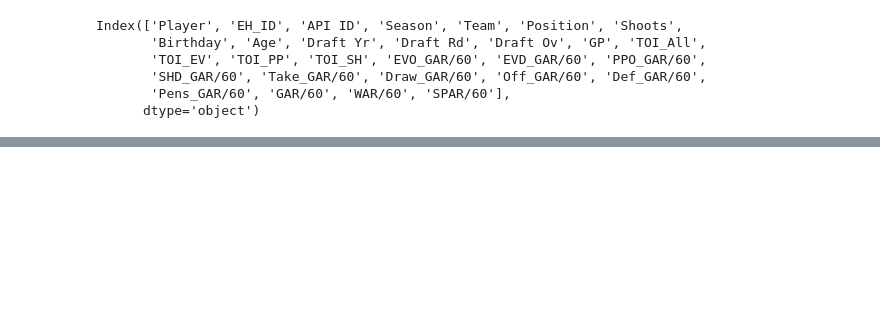
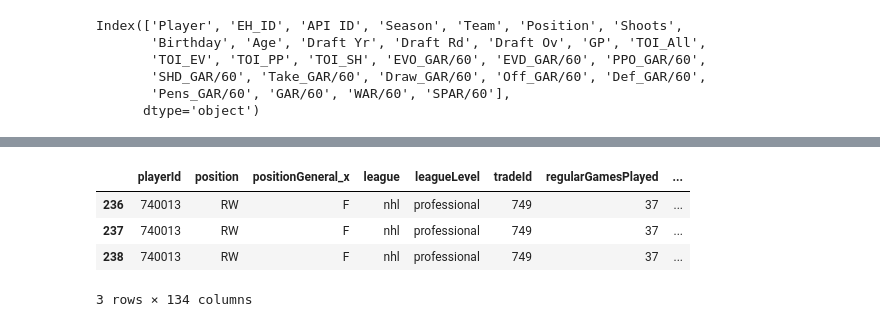
Before and after one commit to ahaze65/NHL_2025_Spring_2026, a Jupyter notebook: Code/Data_Merging_GAR.ipynb, the cells around one changed output, grey strips where cells are left out. Saved outputs shown, nothing was run; the diff lists cells and outputs as text; code cells hidden in the pictures; blank space fills up the shorter version.

```diff
--- a/Code/Data_Merging_GAR.ipynb
+++ b/Code/Data_Merging_GAR.ipynb
@@ -146,0 +171,8 @@ final_data[(final_data['nhlPlayerId'] == 8475283) & (final_data['tradeId'] == 86
+# %%
+final_data[(final_data['nhlPlayerId'] == 8467925) & (final_data['tradeId'] == 749)]
+# %% [output]
+|  | playerId | position | positionGeneral_x | league | leagueLevel | tradeId | regularGamesPlayed | ... |
+| 236 | 740013 | RW | F | nhl | professional | 749 | 37 | ... |
+| 237 | 740013 | RW | F | nhl | professional | 749 | 37 | ... |
+| 238 | 740013 | RW | F | nhl | professional | 749 | 37 | ... |
+3 rows × 134 columns
```
Also changed, not shown: parts of 11 cells of this notebook.
